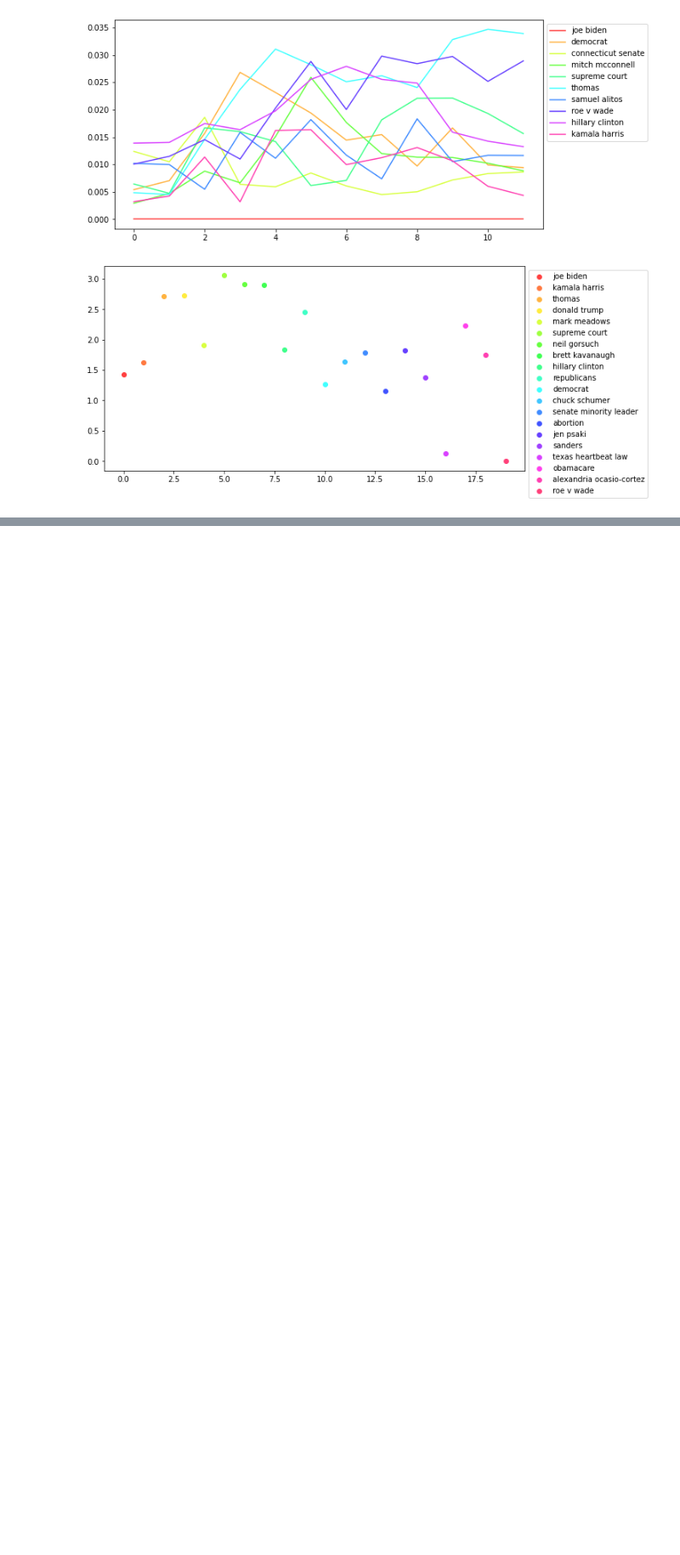
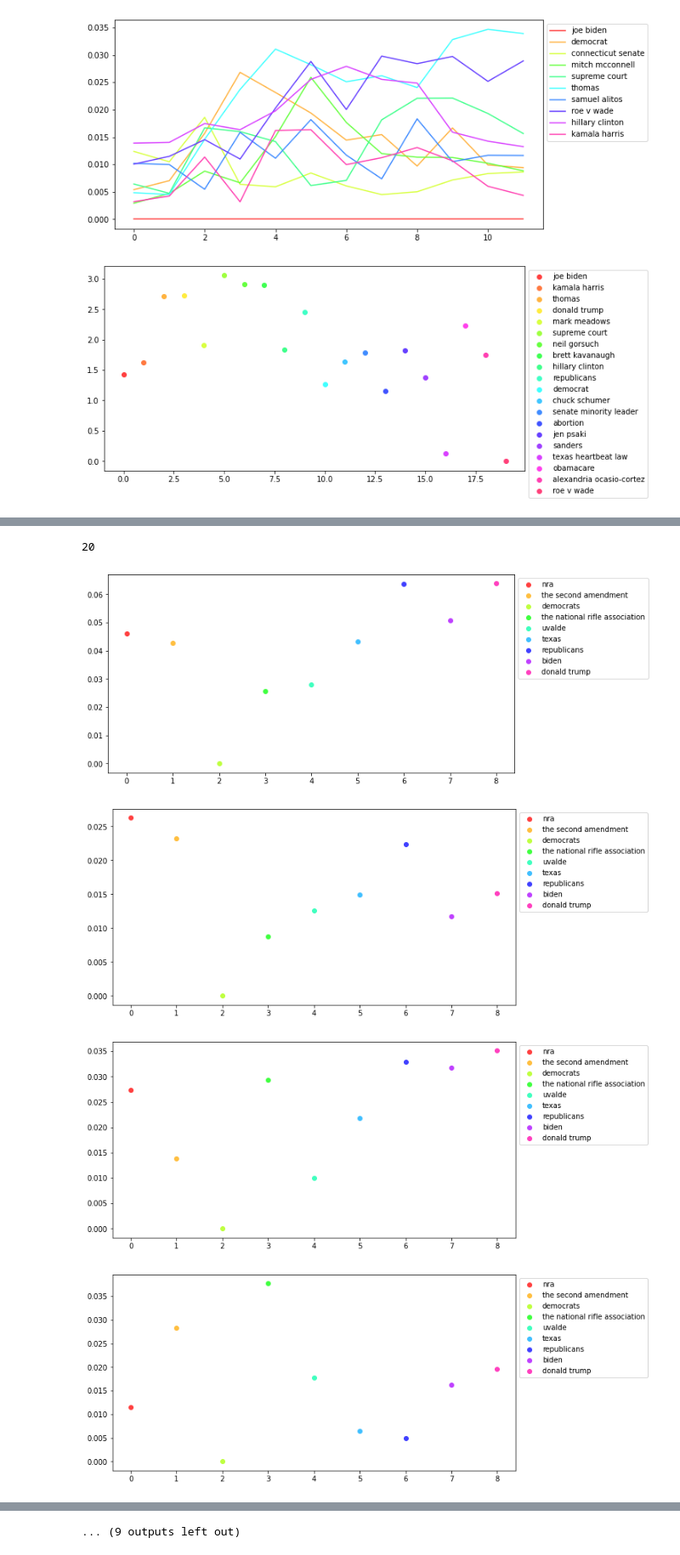
Before and after one commit to DavidChong2523/Message-Passing, a Jupyter notebook: msg_passing.ipynb, the cells around one changed output, grey strips where cells are left out. Shown at 85% size. Drawn from its saved outputs; the diff is of its cells as text; code cells hidden in the pictures; blank space fills up the shorter version.

Commit message:
implemented message passing across time series graphs

```diff
--- a/msg_passing.ipynb
+++ b/msg_passing.ipynb
@@ -73,3 +77,13 @@ display.plot_final_values(g, ppl, target=target)
 # %%
 msg_passing.save_graph(g, "output/5K_lr_2_dim_10.graphml")
 msg_passing.save_history(hist, diagnostic_hist, "output/5K_lr_2_dim_10.pkl")
+# %%
+fname = "input/Streamed_Datasets/gun_regulations_network.csv"
+fname = "input/Streamed_Datasets/war_in_ukraine_network.csv"
+df = pd.read_csv("input/Streamed_Datasets/gun_regulations_network.csv")
+dates = list(set(df["publish_date"].fillna("")))
+dates = sorted(dates)
+print(len(dates))
+print(dates)
+g = msg_passing.load_graph_csv(fname, with_dates=True)
+#print(utils.node_degrees(g))
@@ -75,0 +93,3 @@ msg_passing.save_history(hist, diagnostic_hist, "output/5K_lr_2_dim_10.pkl")
+# %%
+dates, results = run.test3()
+print()
@@ -75,0 +117,23 @@ msg_passing.save_history(hist, diagnostic_hist, "output/5K_lr_2_dim_10.pkl")
+# %%
+print(len(results))
+nodes = [
+    "nra",
+    "the second amendment",
+    "democrats",
+    "the national rifle association",
+    "uvalde",
+    "texas",
+    "republicans",
+    "biden",
+    "donald trump",
+]
+for g, h, d in results:
+    #display.plot_diagnostic(d)
+    target = "democrats"
+    display.plot_final_values(g, nodes, target=target)
+# %% [output]
+20
+[figure, added]
+[figure, added]
+[figure, added]
+[figure, added]
@@ -75,0 +147 @@ msg_passing.save_history(hist, diagnostic_hist, "output/5K_lr_2_dim_10.pkl")
+... (9 outputs left out)
```
Also changed, not shown: parts of 5 cells of this notebook, 3 other files.
